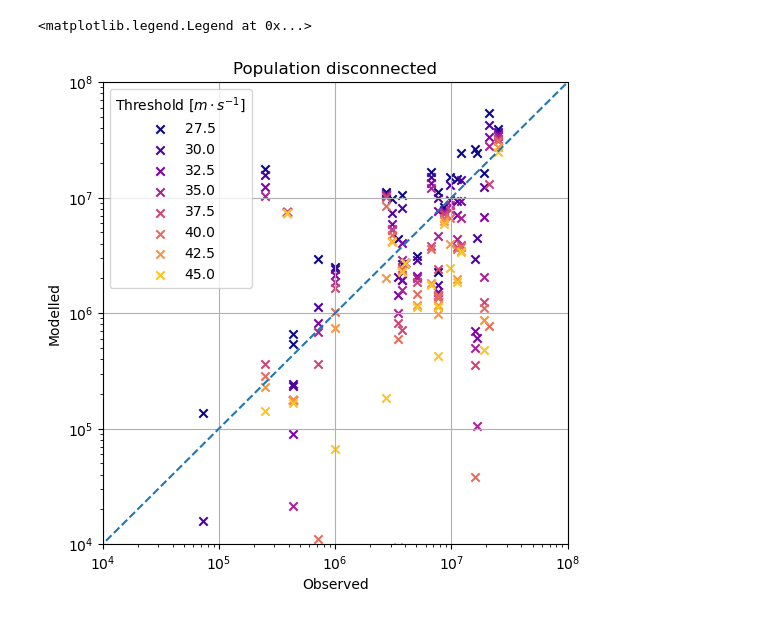
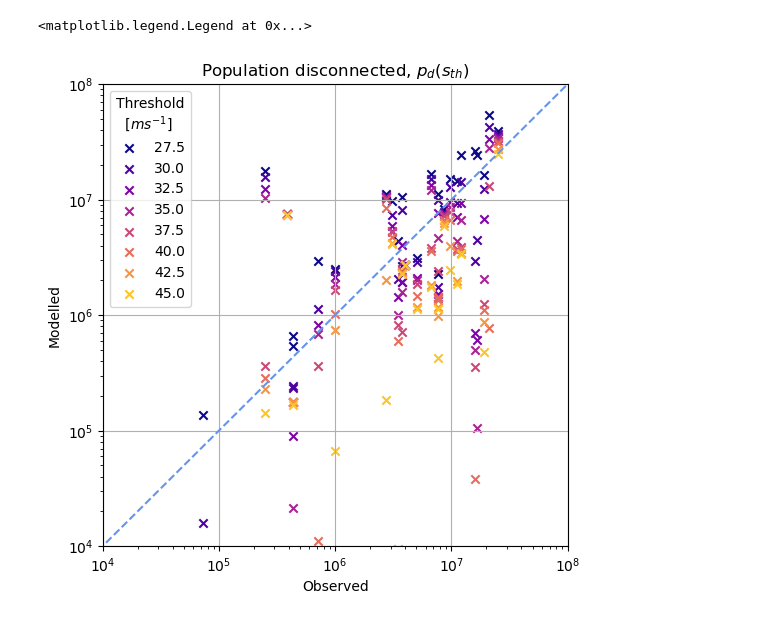
Before and after one commit to nismod/open-gira, a Jupyter notebook: validation/outage_model_validation.ipynb, the cells around one changed output. Cells and saved outputs as stored; diff of their text form; code cells hidden in the pictures.

```diff
--- a/validation/outage_model_validation.ipynb
+++ b/validation/outage_model_validation.ipynb
@@ -112,3 +110,6 @@ for threshold in ds.threshold.values:
     concat = pd.concat(by_storm)
     concat.index.names = ["event_id", "country_iso_a3"]
     by_threshold[threshold] = concat
+
+# all data with a 3 level multi-index
+data = pd.concat(by_threshold, names=["threshold", "event_id", "country_iso_a3"])
@@ -138,3 +117,13 @@ by_threshold[27.5]
 def categorical_cmap(cmap_name: str, categories: list) -> dict[str: tuple[float]]:
     scalar_mappable = matplotlib.cm.ScalarMappable(matplotlib.colors.Normalize(0, 1), cmap_name)
     return {code: scalar_mappable.to_rgba(i / len(categories)) for i, code in enumerate(categories)}
+
+# create some colourmaps and persist between plots
+
+# make a country colormap
+countries = sorted(set(data.index.get_level_values("country_iso_a3").values))
+country_cmap = categorical_cmap("tab20c", countries)
+
+# make a cmap for wind speed thresholds
+thresholds = sorted(set(data.index.get_level_values("threshold").values))
+wind_cmap = categorical_cmap("plasma", thresholds)
@@ -178,25 +175,23 @@ plt.subplots_adjust(bottom=0.23, top=0.77, left=0.06, right=0.9)
 # %%
 # scatter plot modelled vs. observed by threshold (same plot)
 
 f, ax = plt.subplots(figsize=(6, 6))
 
-cmap = categorical_cmap("plasma", by_threshold.keys())
-
-for threshold in by_threshold.keys():
-    data = by_threshold[threshold]
-    ax.scatter(data.observed, data.modelled, marker="x", label=threshold, color=cmap[threshold])
+for threshold in thresholds:
+    df = data.loc[threshold, :, :]
+    ax.scatter(df.observed, df.modelled, marker="x", label=threshold, color=wind_cmap[threshold])
 
 x = np.linspace(0, 10 * max(data.observed), 100)
-ax.plot(x, x, ls="--")
+ax.plot(x, x, ls="--", c="cornflowerblue")
 ax.grid()
-ax.set_title("Population disconnected")
+ax.set_title("Population disconnected, $p_{d}(s_{th})$")
 ax.set_xlabel("Observed")
 ax.set_ylabel("Modelled")
 ax.set_xscale("log")
 ax.set_yscale("log")
 ax.set_xlim(1E4, 1E8)
 ax.set_ylim(1E4, 1E8)
-ax.legend(title="Threshold $[m \cdot s^{{-1}}]$")
+ax.legend(title="Threshold\n  $[m s^{{-1}}]$")
 # %% [output]
 <matplotlib.legend.Legend at 0x...>
-[figure, old version]
+[figure, new version]
```
Also changed, not shown: parts of 9 cells of this notebook.
